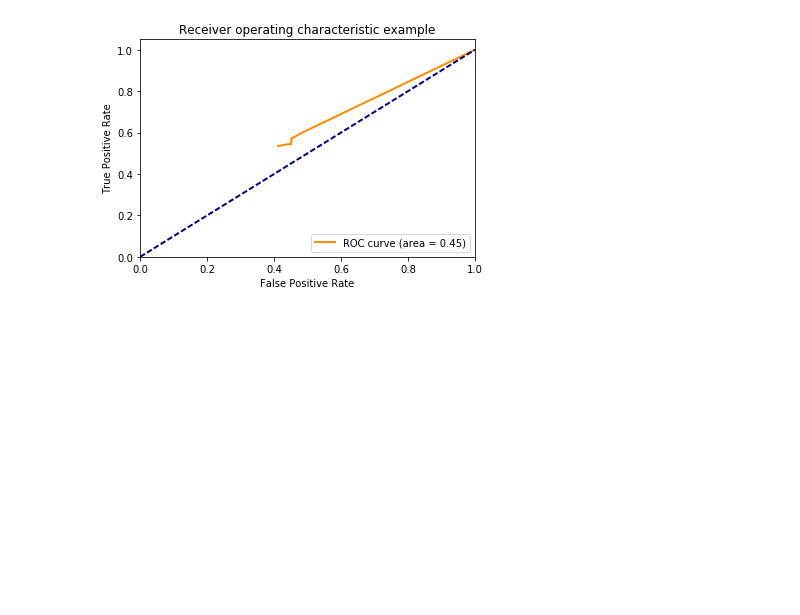
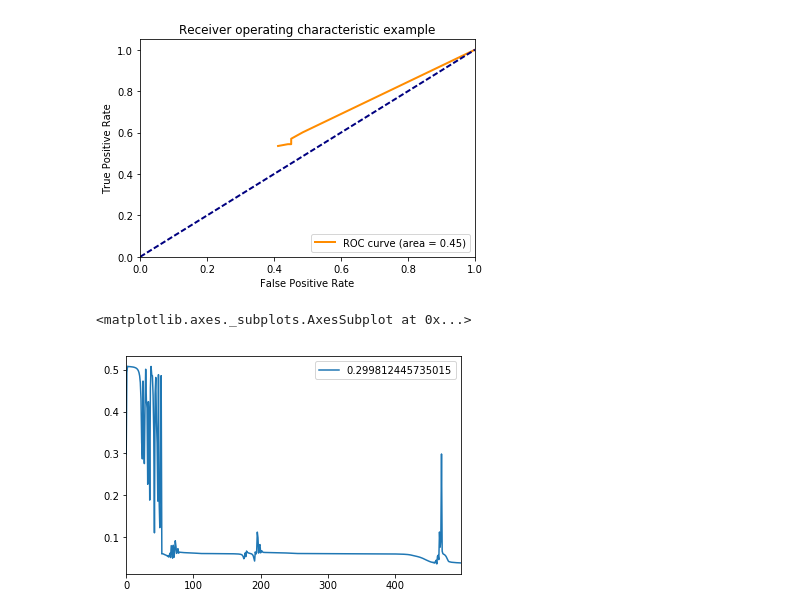
Before and after one commit to lilanpei/Monks, a Jupyter notebook: ROC_plot.ipynb, the cells around one changed output. Drawn from its saved outputs; the diff is of its cells as text; code cells hidden in the pictures; blank space fills up the shorter version.

```diff
--- a/ROC_plot.ipynb
+++ b/ROC_plot.ipynb
@@ -38,0 +45,7 @@ plt.show()
+# %%
+df = pd.read_csv("E:/Dropbox/Master Course/SEM-3/ML/Monk/AA1_Monks/AA1_MLP/bin/Debug/learningcurve.txt")
+# %%
+df.plot()
+# %% [output]
+<matplotlib.axes._subplots.AxesSubplot at 0x...>
+[figure, added]
```
Also changed, not shown: parts of 1 cell of this notebook, 1 other file.
